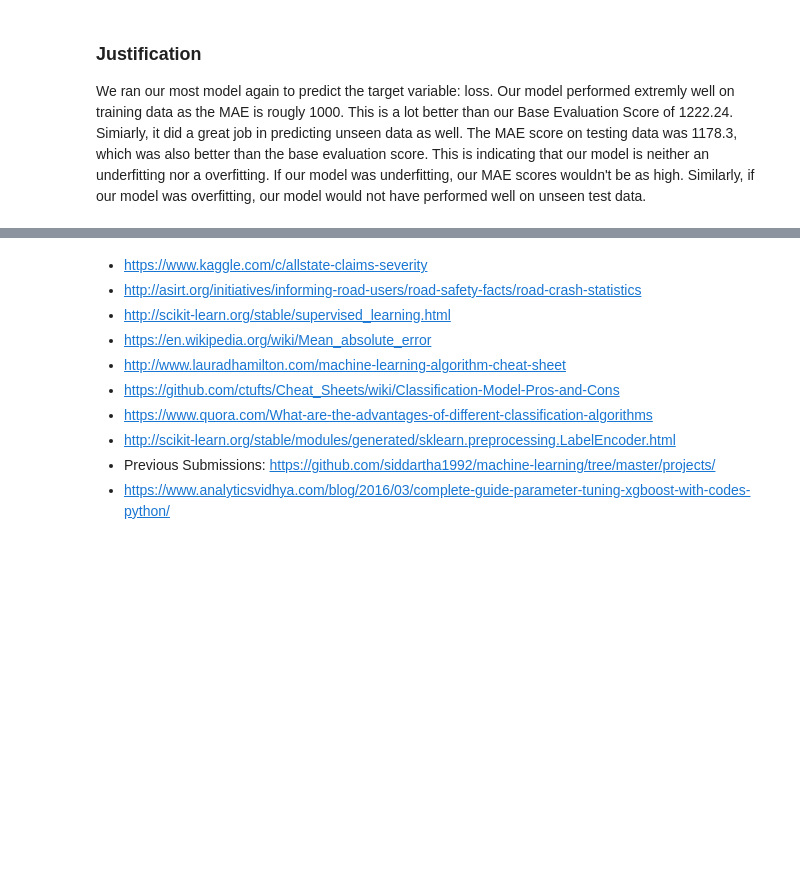
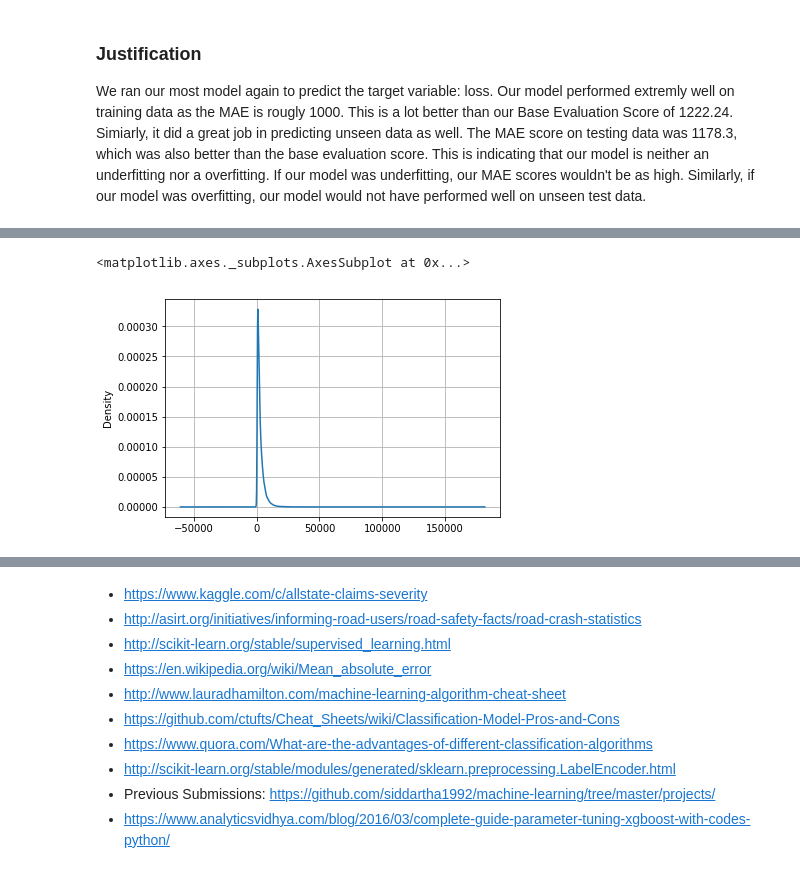
Before and after one commit to siddartha1992/machine-learning, a Jupyter notebook: projects/capstone/report.ipynb, the cells around one changed output, grey strips where cells are left out. Saved outputs shown, nothing was run; the diff lists cells and outputs as text; code cells hidden in the pictures; blank space fills up the shorter version.

```diff
--- a/projects/capstone/report.ipynb
+++ b/projects/capstone/report.ipynb
@@ -537,0 +535,5 @@ We ran our most model again to predict the target variable: loss. Our model perf
+# %%
+loss.plot.density(grid=True)
+# %% [output]
+<matplotlib.axes._subplots.AxesSubplot at 0x...>
+[figure, added]
```
Also changed, not shown: parts of 4 cells of this notebook, 1 other file.
